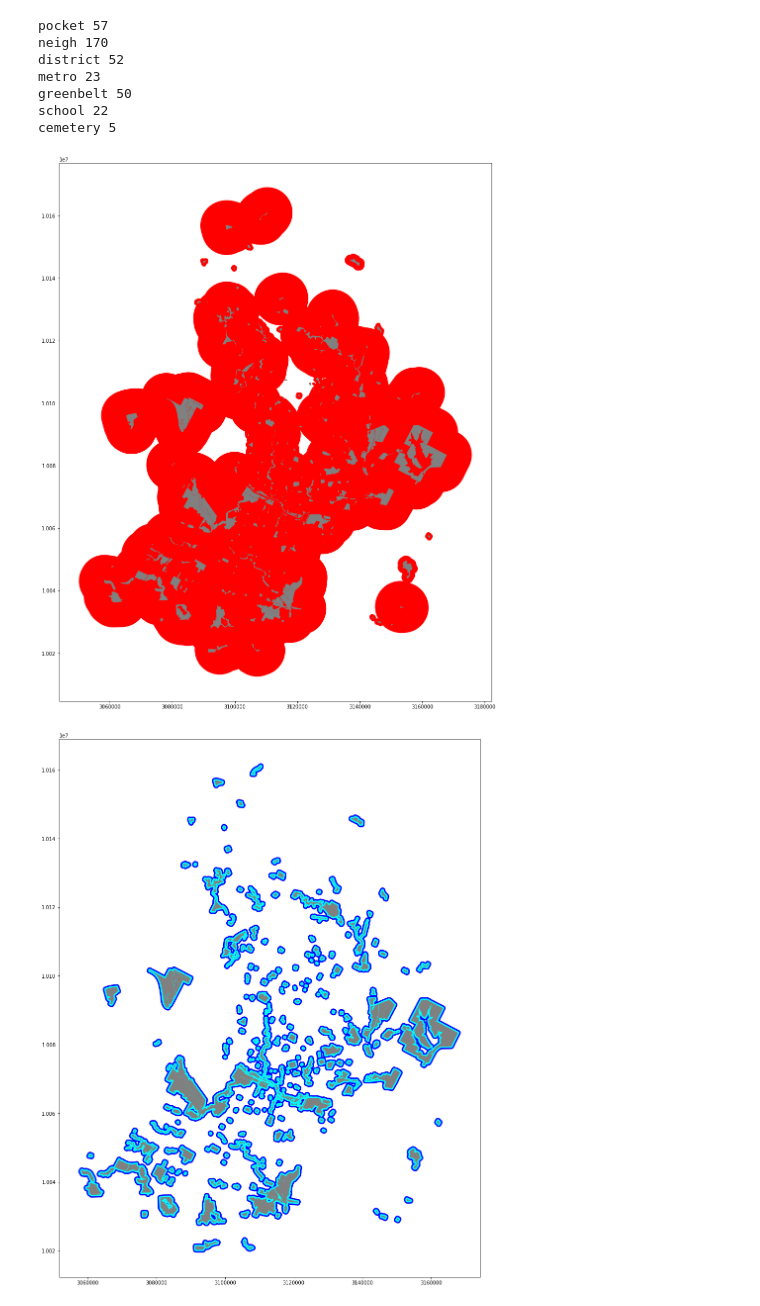
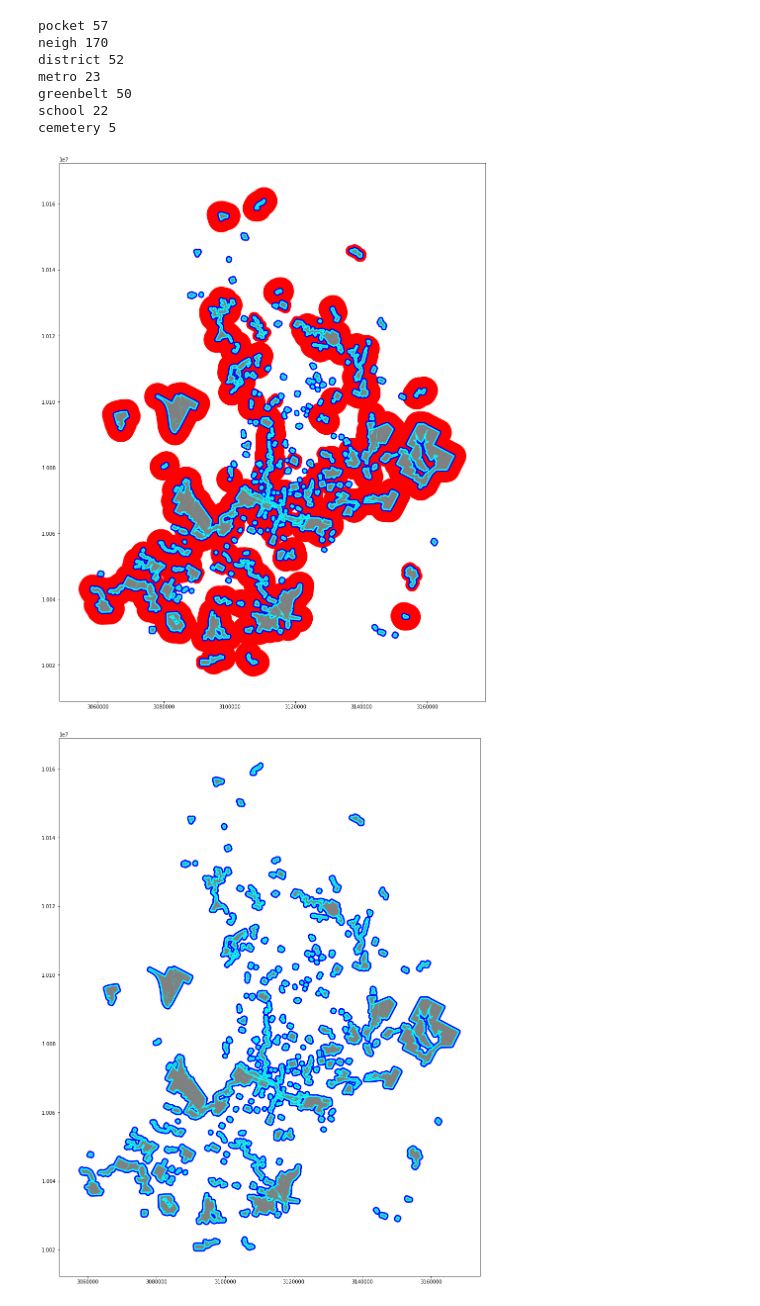
Before and after one commit to vsibarra/park-equity-atx, a Jupyter notebook: notebooks/ParkServiceArea.ipynb, the cells around one changed output. Saved outputs shown, nothing was run; the diff lists cells and outputs as text; code cells hidden in the pictures.

```diff
--- a/notebooks/ParkServiceArea.ipynb
+++ b/notebooks/ParkServiceArea.ipynb
@@ -37,8 +37,8 @@ False
 # %%
 # Creation of buffers of for 1/4 mile (400 meters) and 1/2 a mile (800 meters)
 
-#coaparks_quarter = coaparks.buffer(400)
-#coaparks_half = coaparks.buffer(800)
+coaparks_quarter = coaparks.buffer(400)
+coaparks_half = coaparks.buffer(800)
 
 #neighborhood = .5 between 2 and 30 acres
 #pocket = .25 <2acres
@@ -76,12 +76,12 @@ for row in coaparks_vari['ASSET_SIZE'].index:
 
     elif coaparks_vari['ASSET_SIZE'][row] >= 200:
         # This record is a metro
-        coaparks_vari['geometry'].loc[row] = coaparks_vari['geometry'].loc[row].buffer(8000)
+        coaparks_vari['geometry'].loc[row] = coaparks_vari['geometry'].loc[row].buffer(4000)
         num_metro += 1
     if 'Greenbelt' in coaparks['LOCATION_N'][row]:
         # We want to make sure we check that all of the greenblets are buffered
         # by five
-        coaparks_vari['geometry'].loc[row] = coaparks['geometry'].loc[row].buffer(8000)
+        coaparks_vari['geometry'].loc[row] = coaparks['geometry'].loc[row].buffer(4000)
         num_greenbelt +=1
 
     if 'School' in coaparks['LOCATION_N'][row]:
@@ -109,13 +109,13 @@ cemetery 5
 # %%
 #plot
 fig, ax = plt.subplots(figsize=(20,20))
 #vastra.plot(ax=ax)
 coaparks_vari.plot(ax = ax, color='red')
-#coaparks_half.plot(ax=ax, color='blue')
-#coaparks_quarter.plot(ax=ax, color='cyan')
+coaparks_half.plot(ax=ax, color='blue')
+coaparks_quarter.plot(ax=ax, color='cyan')
 coaparks.plot(ax=ax, color='grey');
 # %% [output]
-[figure, old version]
+[figure, new version]
 # %%
 #plot
 fig, ax = plt.subplots(figsize=(20,20))
```
